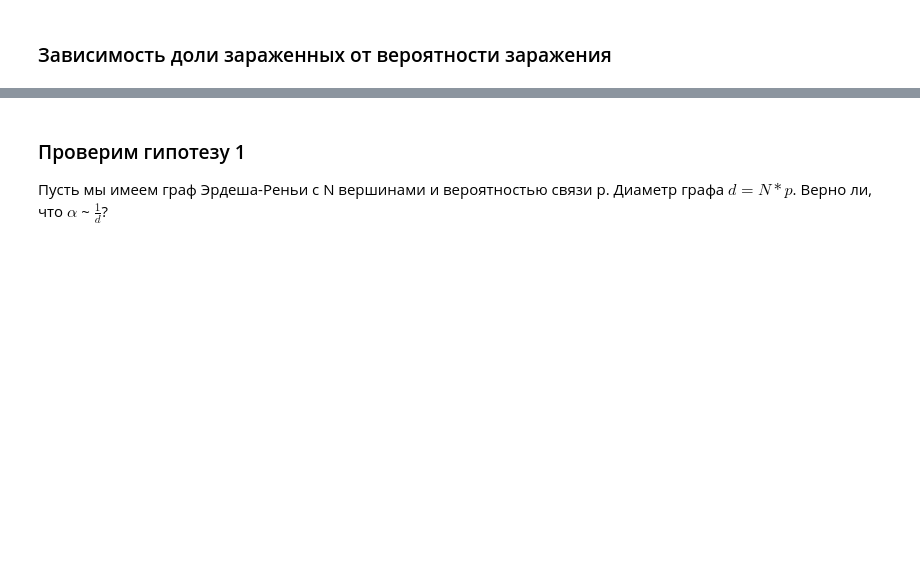
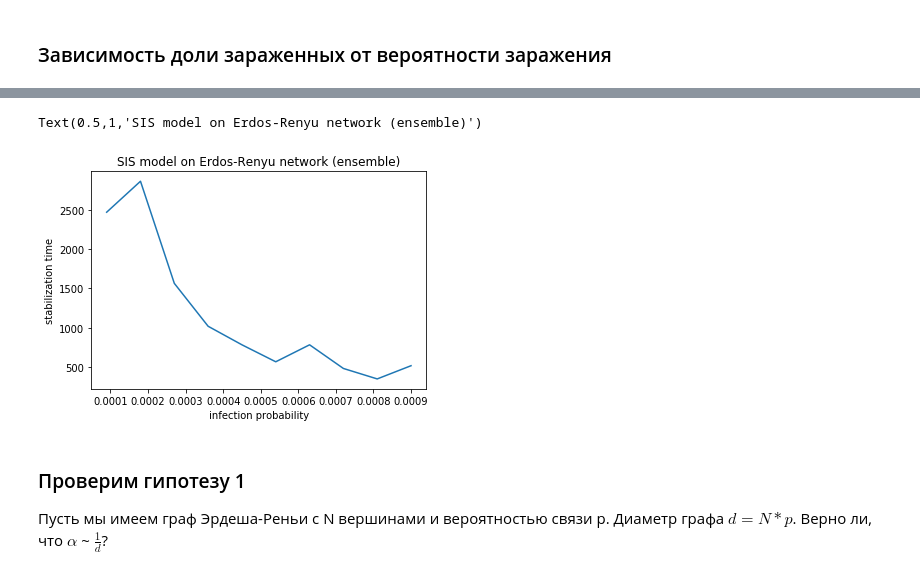
Before and after one commit to tsyrendylykova/multilayerNetwork, a Jupyter notebook: Senior thesis. Hypotheses 1.ipynb, the cells around one changed output, grey strips where cells are left out. Saved outputs shown, nothing was run; the diff lists cells and outputs as text; code cells hidden in the pictures; blank space fills up the shorter version.

```diff
--- a/Senior thesis. Hypotheses 1.ipynb
+++ b/Senior thesis. Hypotheses 1.ipynb
@@ -136,0 +189,16 @@ get_stability_time(avrg_inf, 5000, 500, 0.1, 1)
+# %%
+t_stab = []
+for prob in p_inf_arr:
+    print("--------------------------------")
+    print("infection probablity: ", prob)
+
+    inf_array = []
+    exSIS_Network = Model(susc=997, inf=3, rec=0, inf_prob=prob, susc_prob=0.005)
+    for g in G_ensemble:
+        inf, susc = exSIS_Network.create_SIS_on_Network(g)
+        inf_array.append(inf)
+    ens_inf = np.stack((inf_array), axis=-1)
+    avrg_inf = [np.mean(lst) for lst in ens_inf]
+
+    stab_time = get_stability_time(avrg_inf, 5000, 500, 0.1, 1)
+    t_stab.append(stab_time)
@@ -137,3 +226,12 @@ get_stability_time(avrg_inf, 5000, 500, 0.1, 1)
+# %%
+f = plt.figure()
+plt.plot(p_inf_arr, t_stab)
+plt.xlabel('infection probability')
+plt.ylabel('stabilization time')
+plt.title('SIS model on Erdos-Renyu network (ensemble)')
+# %% [output]
+Text(0.5,1,'SIS model on Erdos-Renyu network (ensemble)')
+[figure, added]
 # %% [markdown]
 ### Проверим гипотезу 1
 
```
Also changed, not shown: parts of 15 cells of this notebook.
